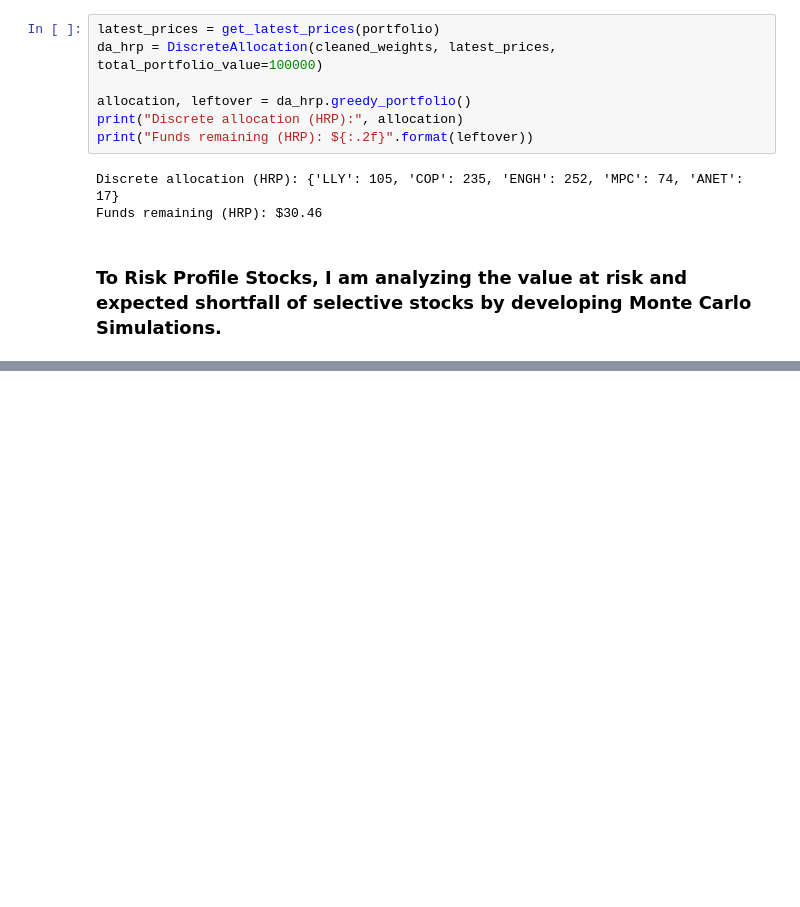
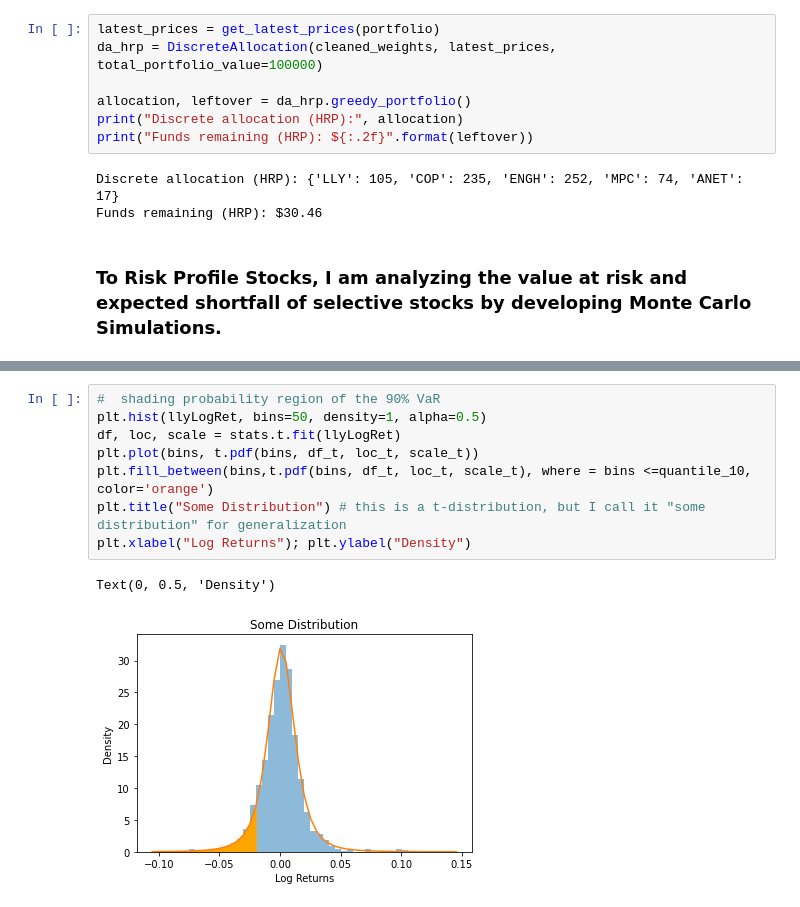
Before and after one commit to sparikh099/HackPHS-2022---Algorithmic-Trading-Bot-Using-Machine-Learning, a Jupyter notebook: StockResearch.ipynb, the cells around one changed output, grey strips where cells are left out. Cells and saved outputs as stored; diff of their text form; blank space fills up the shorter version.

```diff
--- a/StockResearch.ipynb
+++ b/StockResearch.ipynb
@@ -253,0 +291,11 @@ URLError: <urlopen error [SSL: CERTIFICATE_VERIFY_FAILED] certificate verify fai
+# %%
+#  shading probability region of the 90% VaR
+plt.hist(llyLogRet, bins=50, density=1, alpha=0.5)
+df, loc, scale = stats.t.fit(llyLogRet)
+plt.plot(bins, t.pdf(bins, df_t, loc_t, scale_t))
+plt.fill_between(bins,t.pdf(bins, df_t, loc_t, scale_t), where = bins <=quantile_10, color='orange')
+plt.title("Some Distribution") # this is a t-distribution, but I call it "some distribution" for generalization
+plt.xlabel("Log Returns"); plt.ylabel("Density")
+# %% [output]
+Text(0, 0.5, 'Density')
+[figure, added]
```
Also changed, not shown: parts of 26 cells of this notebook.
